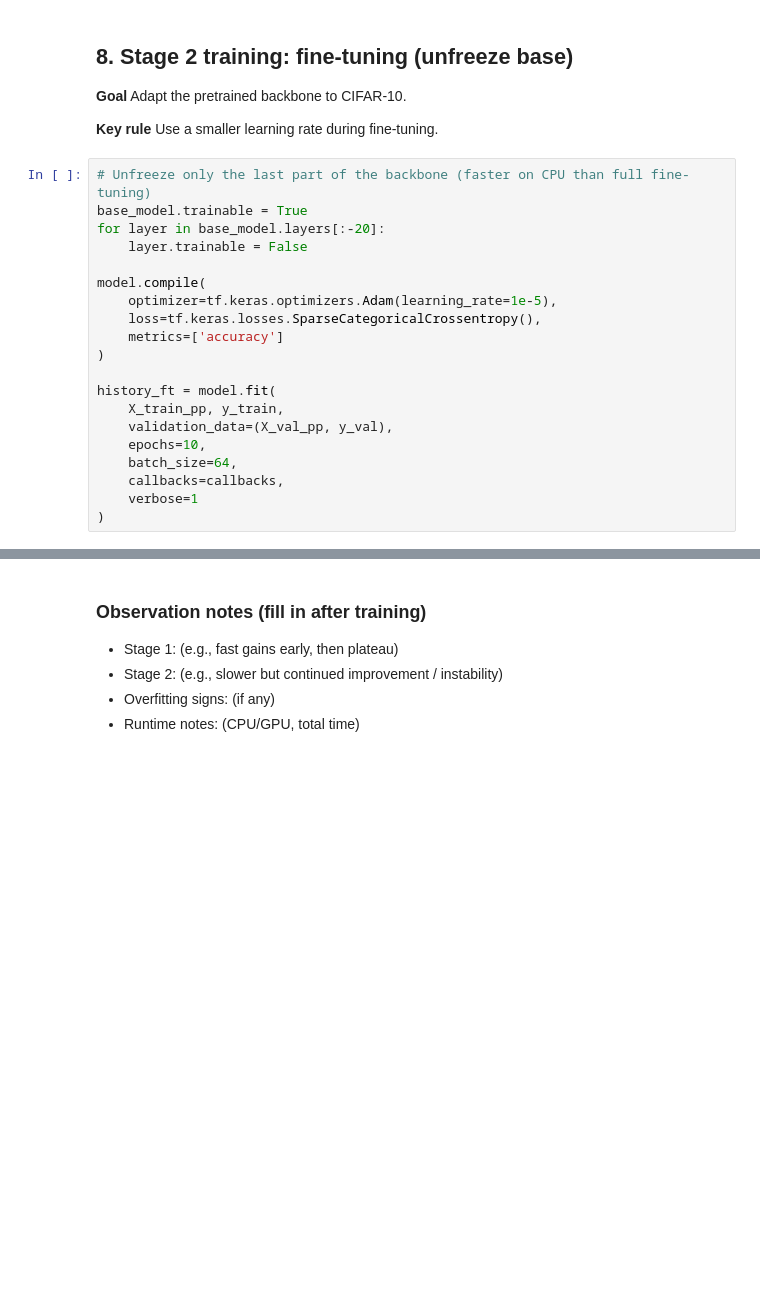
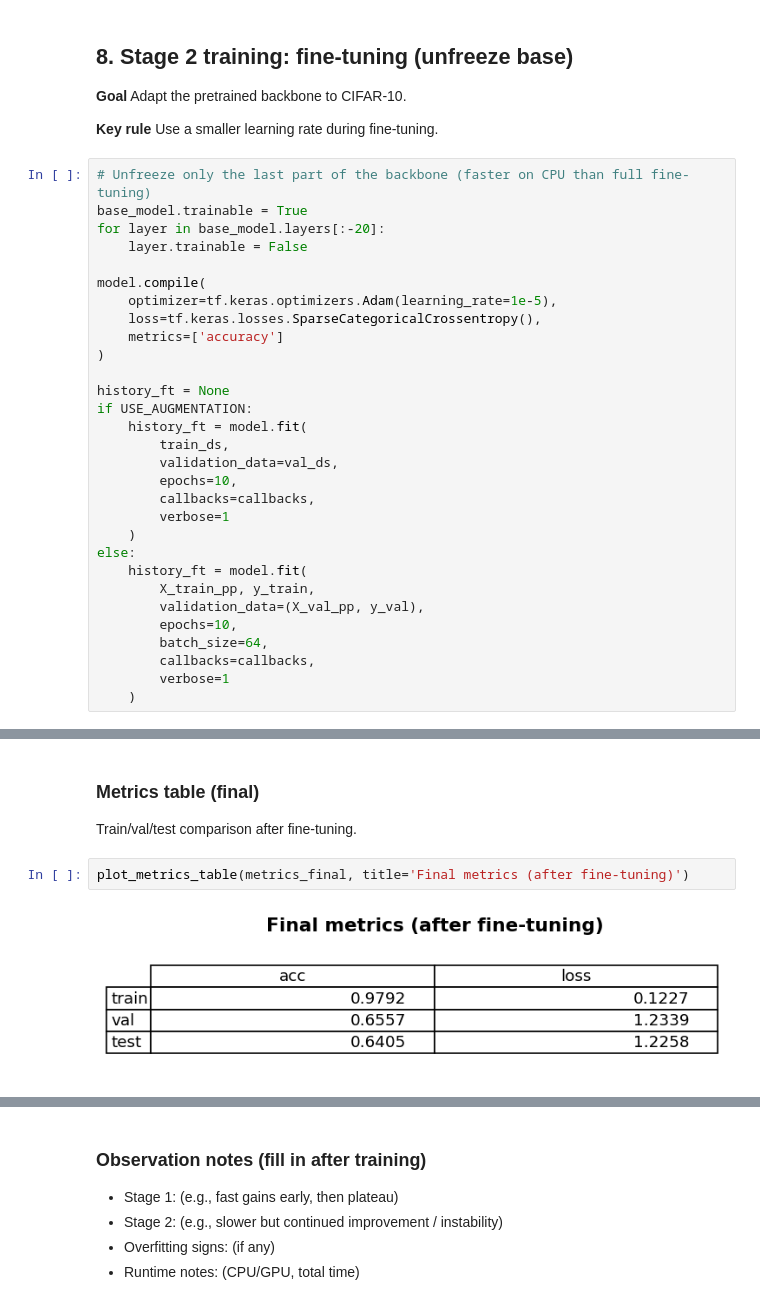
Before and after one commit to etatsy/CV-project, a Jupyter notebook: EDA.ipynb, the cells around one changed output, grey strips where cells are left out. Drawn from its saved outputs; the diff is of its cells as text; blank space fills up the shorter version.

```diff
--- a/EDA.ipynb
+++ b/EDA.ipynb
@@ -336,11 +793,21 @@ model.compile(
     metrics=['accuracy']
 )
 
-history_ft = model.fit(
-    X_train_pp, y_train,
-    validation_data=(X_val_pp, y_val),
-    epochs=10,
-    batch_size=64,
-    callbacks=callbacks,
-    verbose=1
-)
+history_ft = None
+if USE_AUGMENTATION:
+    history_ft = model.fit(
+        train_ds,
+        validation_data=val_ds,
+        epochs=10,
+        callbacks=callbacks,
+        verbose=1
+    )
+else:
+    history_ft = model.fit(
+        X_train_pp, y_train,
+        validation_data=(X_val_pp, y_val),
+        epochs=10,
+        batch_size=64,
+        callbacks=callbacks,
+        verbose=1
+    )
@@ -360,0 +914,8 @@ eval_split('test', X_test_pp, y_test)
+# %% [markdown]
+### Metrics table (final)
+
+Train/val/test comparison after fine-tuning.
+# %%
+plot_metrics_table(metrics_final, title='Final metrics (after fine-tuning)')
+# %% [output]
+[figure, added]
```
Also changed, not shown: parts of 53 cells of this notebook, 14 other files.
